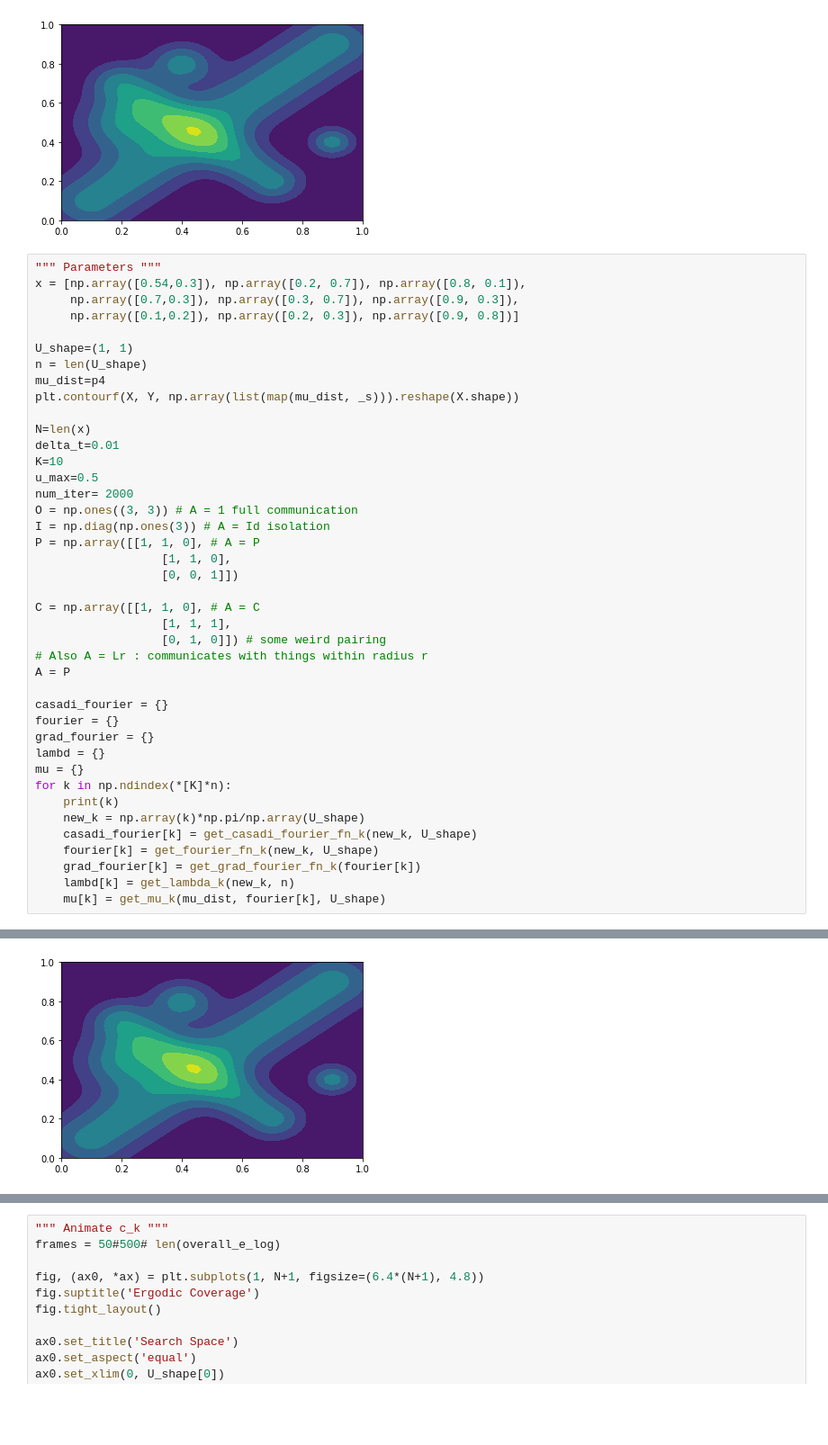
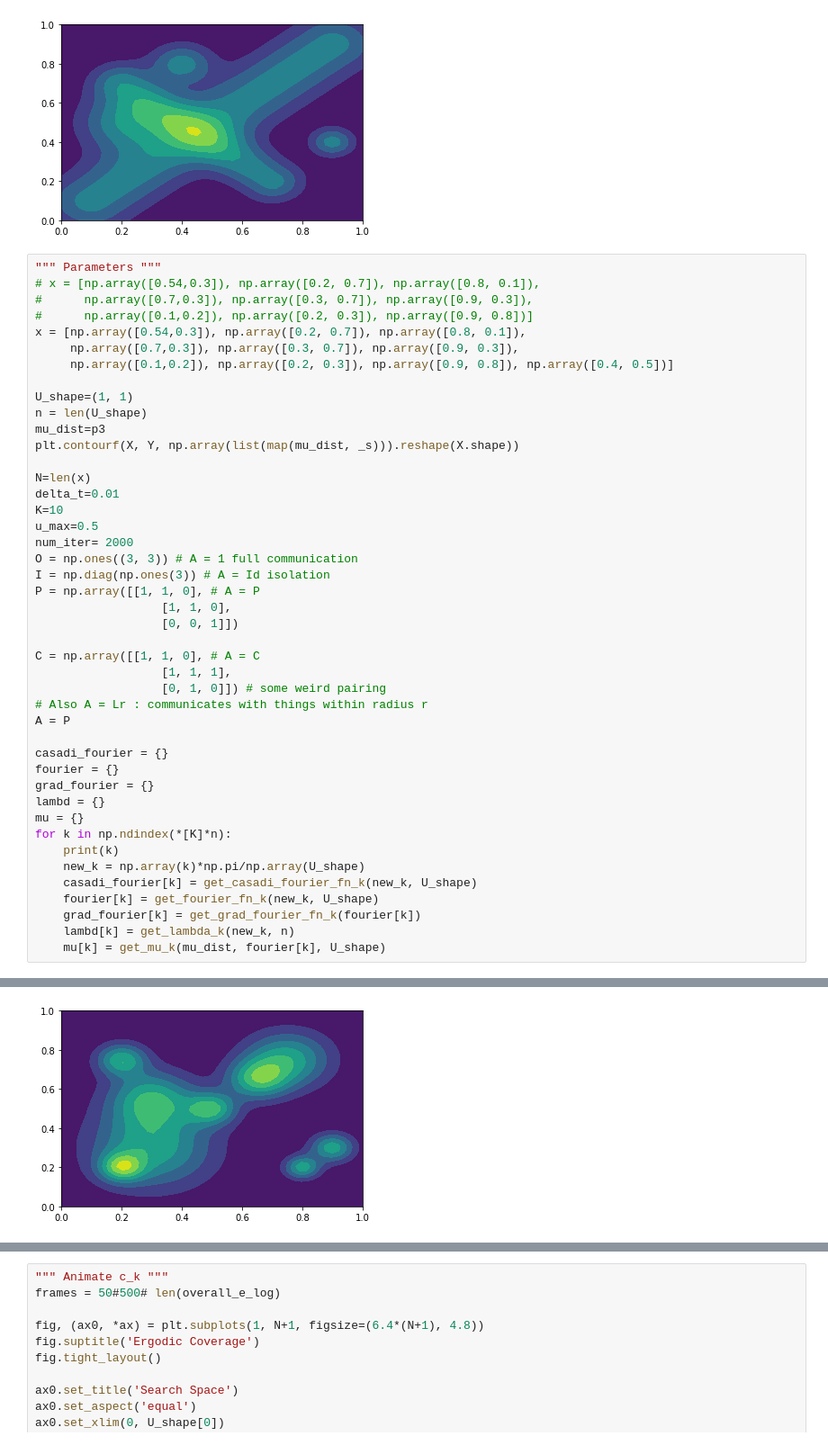
Before and after one commit to enkokoro/ergodic, a Jupyter notebook: ergodic_research.ipynb, the cells around one changed output, grey strips where cells are left out. Shown at 90% size. Saved outputs shown, nothing was run; the diff lists cells and outputs as text; blank space fills up the shorter version.

```diff
--- a/ergodic_research.ipynb
+++ b/ergodic_research.ipynb
@@ -443,13 +443,16 @@ p_total:  0.5740085098310393
 [figure]
 # %%
 """ Parameters """
+# x = [np.array([0.54,0.3]), np.array([0.2, 0.7]), np.array([0.8, 0.1]),
+#      np.array([0.7,0.3]), np.array([0.3, 0.7]), np.array([0.9, 0.3]),
+#      np.array([0.1,0.2]), np.array([0.2, 0.3]), np.array([0.9, 0.8])]
 x = [np.array([0.54,0.3]), np.array([0.2, 0.7]), np.array([0.8, 0.1]),
      np.array([0.7,0.3]), np.array([0.3, 0.7]), np.array([0.9, 0.3]),
-     np.array([0.1,0.2]), np.array([0.2, 0.3]), np.array([0.9, 0.8])]
+     np.array([0.1,0.2]), np.array([0.2, 0.3]), np.array([0.9, 0.8]), np.array([0.4, 0.5])]
 
 U_shape=(1, 1)
 n = len(U_shape)
-mu_dist=p4
+mu_dist=p3
 plt.contourf(X, Y, np.array(list(map(mu_dist, _s))).reshape(X.shape))
 
 N=len(x)
@@ -473,34 +476,34 @@ casadi_fourier = {}
 fourier = {}
 grad_fourier = {}
 lambd = {}
 mu = {}
 for k in np.ndindex(*[K]*n):
     print(k)
     new_k = np.array(k)*np.pi/np.array(U_shape)
     casadi_fourier[k] = get_casadi_fourier_fn_k(new_k, U_shape)
     fourier[k] = get_fourier_fn_k(new_k, U_shape)
     grad_fourier[k] = get_grad_fourier_fn_k(fourier[k])
     lambd[k] = get_lambda_k(new_k, n)
     mu[k] = get_mu_k(mu_dist, fourier[k], U_shape)
 # %% [output]
 (0, 0)
 (0, 1)
 (0, 2)
 (0, 3)
 (0, 4)
 (0, 5)
 (0, 6)
 (0, 7)
 (0, 8)
 (0, 9)
 (1, 0)
 (1, 1)
 ... (84 lines left out)
 (9, 6)
 (9, 7)
 (9, 8)
 (9, 9)
-[figure, old version]
+[figure, new version]
 # %%
 # filename="mm_ergodic_order2_casadi"
 # agents = [mm_Agent(i, N, x[i], U_shape, u_max, list(np.ndindex(*[K]*n)), mm_order=2) for i in range(N)]
```
Also changed, not shown: parts of 7 cells of this notebook.
